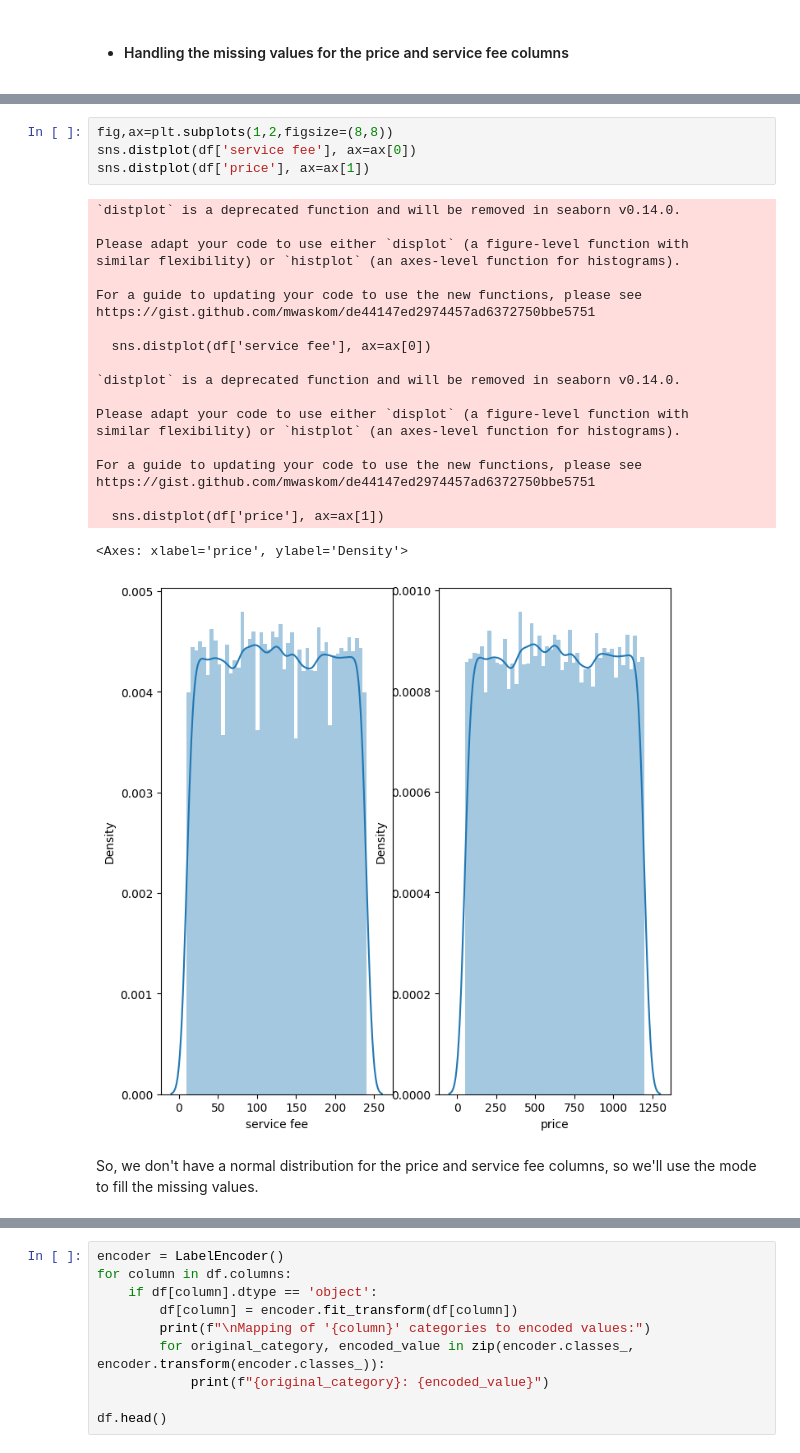
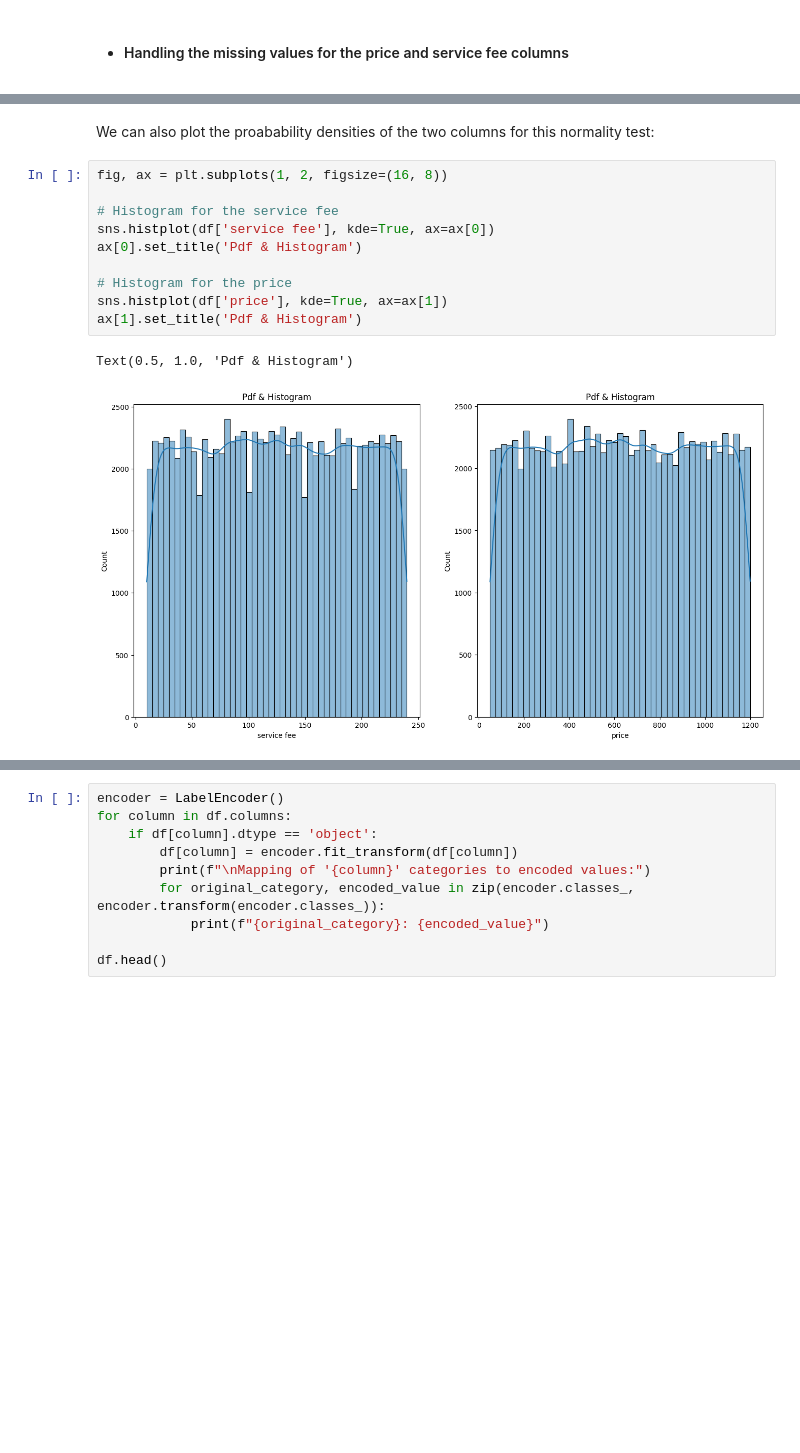
Before and after one commit to OussamaElhamdani/Python-school-project, a Jupyter notebook: main.ipynb, the cells around one changed output, grey strips where cells are left out. Drawn from its saved outputs; the diff is of its cells as text; blank space fills up the shorter version.

```diff
--- a/main.ipynb
+++ b/main.ipynb
@@ -228,28 +251,15 @@ dtype: int64
+# %% [markdown]
+We can also plot the proabability densities of the two columns for this normality test:
 # %%
-fig,ax=plt.subplots(1,2,figsize=(8,8))
-sns.distplot(df['service fee'], ax=ax[0])
-sns.distplot(df['price'], ax=ax[1])
+fig, ax = plt.subplots(1, 2, figsize=(16, 8))
+
+# Histogram for the service fee
+sns.histplot(df['service fee'], kde=True, ax=ax[0])
+ax[0].set_title('Pdf & Histogram')
+
+# Histogram for the price
+sns.histplot(df['price'], kde=True, ax=ax[1])
+ax[1].set_title('Pdf & Histogram')
 # %% [output]
-`distplot` is a deprecated function and will be removed in seaborn v0.14.0.
-
-Please adapt your code to use either `displot` (a figure-level function with
-similar flexibility) or `histplot` (an axes-level function for histograms).
-
-For a guide to updating your code to use the new functions, please see
-https://gist.github.com/mwaskom/de44147ed2974457ad6372750bbe5751
-
-  sns.distplot(df['service fee'], ax=ax[0])
-
-`distplot` is a deprecated function and will be removed in seaborn v0.14.0.
-
-Please adapt your code to use either `displot` (a figure-level function with
-similar flexibility) or `histplot` (an axes-level function for histograms).
-
-For a guide to updating your code to use the new functions, please see
-https://gist.github.com/mwaskom/de44147ed2974457ad6372750bbe5751
-
-  sns.distplot(df['price'], ax=ax[1])
+Text(0.5, 1.0, 'Pdf & Histogram')
-<Axes: xlabel='price', ylabel='Density'>
-[figure, old version]
+[figure, new version]
-# %% [markdown]
-So, we don't have a normal distribution for the price and service fee columns, so we'll use the mode to fill the missing values.
```
Also changed, not shown: parts of 15 cells of this notebook, 1 other file.
